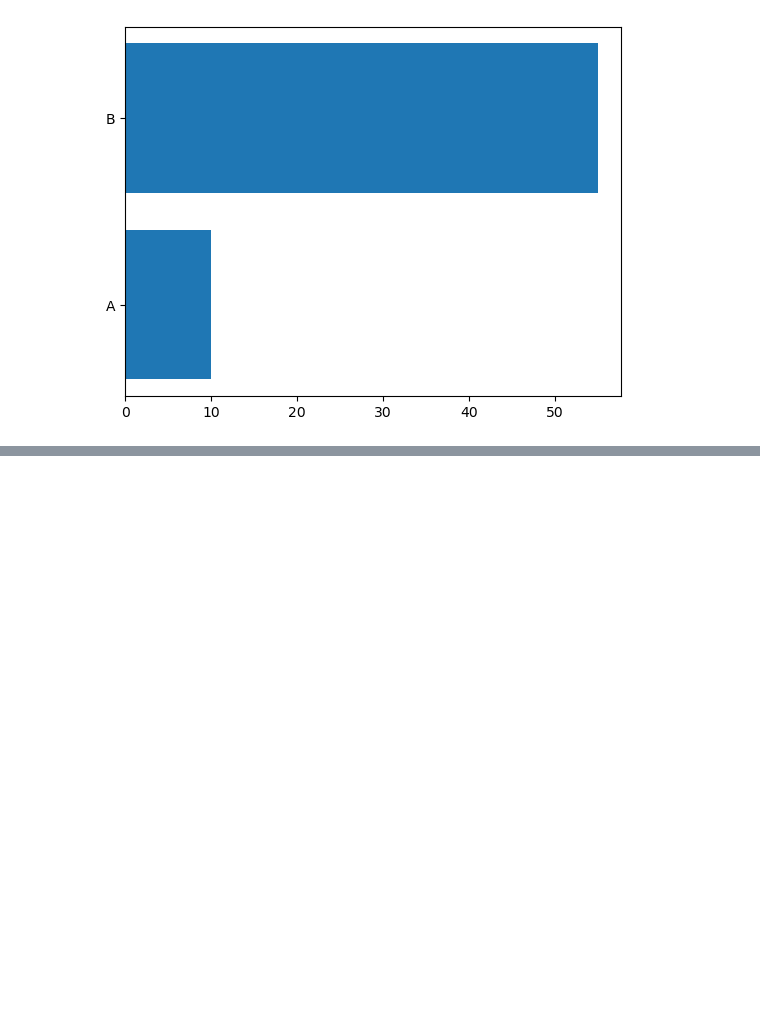
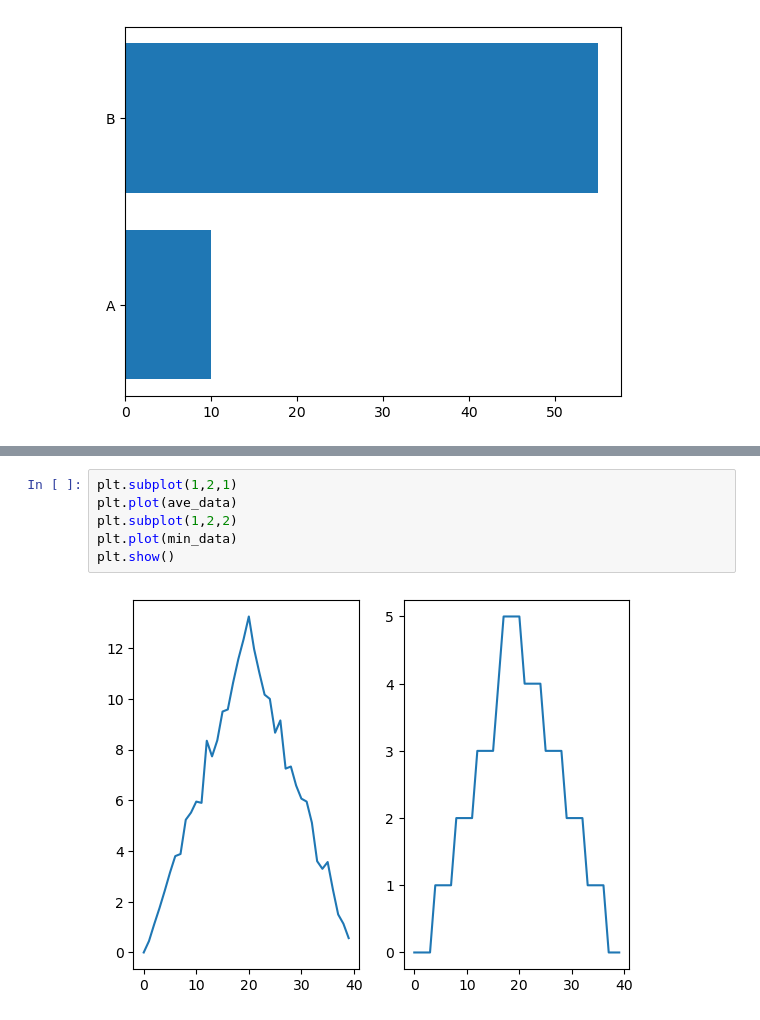
Before and after one commit to 4TUResearchData-Carpentries/gitautopush-sandbox, a Jupyter notebook: Python_day1.ipynb, the cells around one changed output, grey strips where cells are left out. Drawn from its saved outputs; the diff is of its cells as text; blank space fills up the shorter version.

```diff
--- a/Python_day1.ipynb
+++ b/Python_day1.ipynb
@@ -403,0 +410,8 @@ min_data=np.min
+# %%
+plt.subplot(1,2,1)
+plt.plot(ave_data)
+plt.subplot(1,2,2)
+plt.plot(min_data)
+plt.show()
+# %% [output]
+[figure, added]
```
Also changed, not shown: parts of 2 cells of this notebook.
